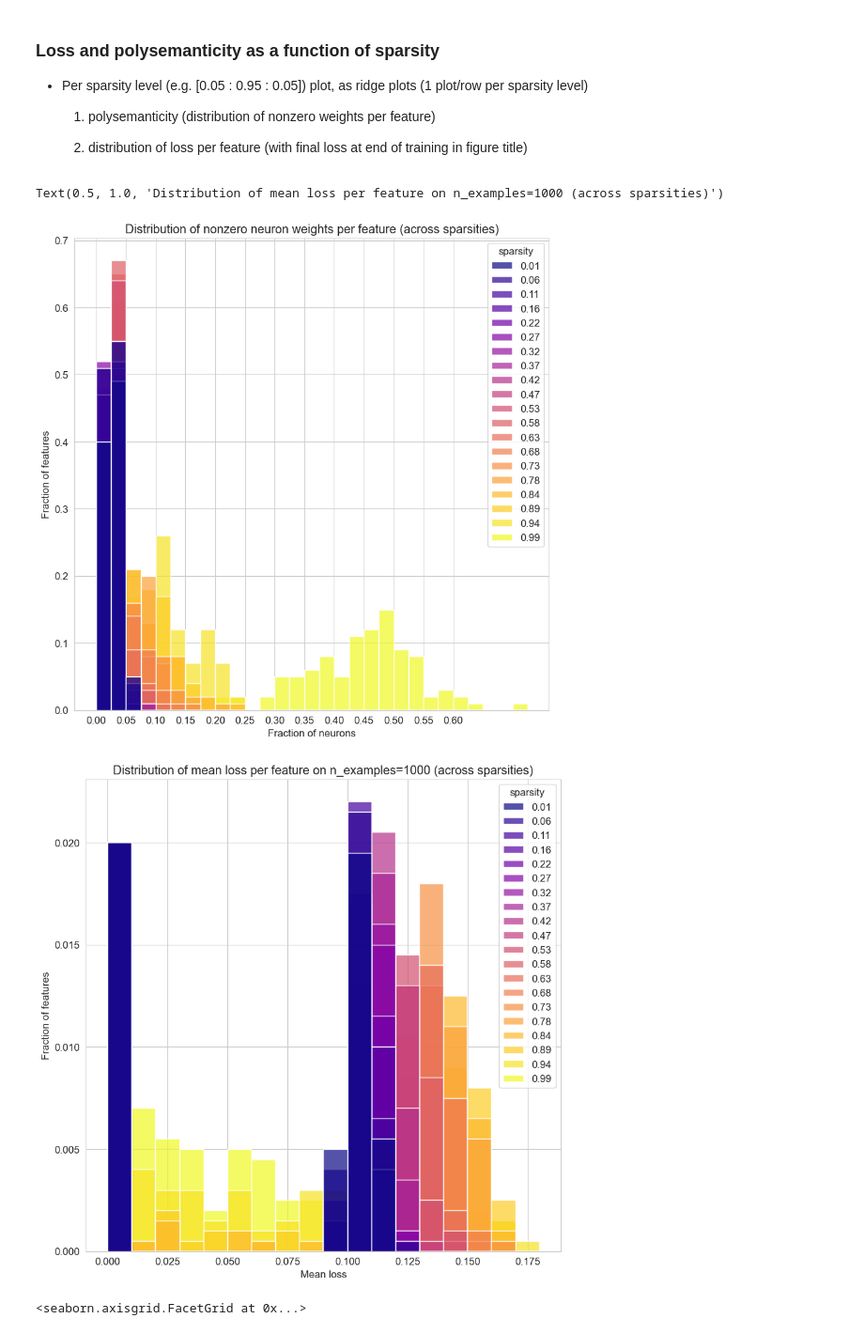
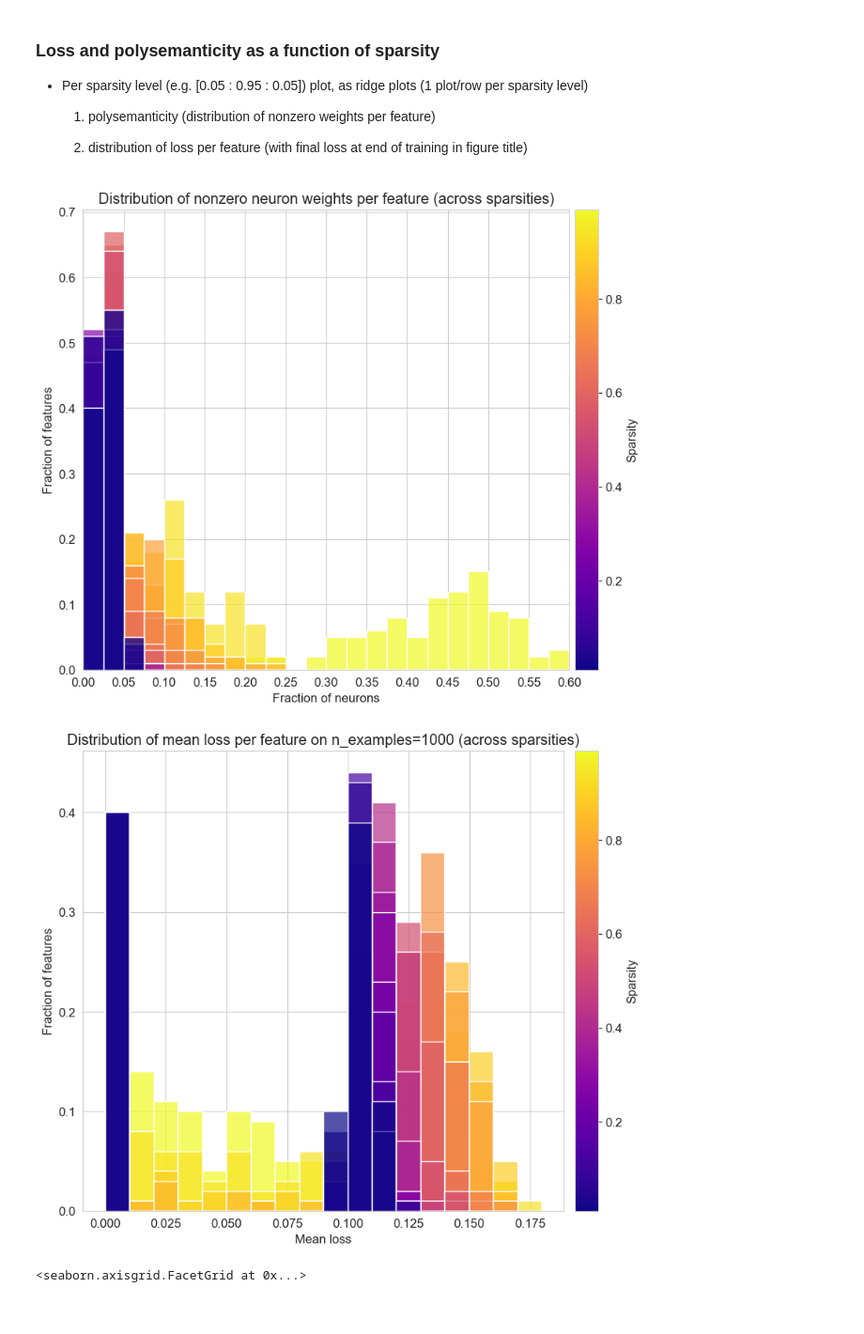
Before and after one commit to Stefan-Heimersheim/toy-model-of-computation-in-superposition, a Jupyter notebook: notebooks/model_comp.ipynb, the cells around one changed output. Shown at 94% size. Saved outputs shown, nothing was run; the diff lists cells and outputs as text; code cells hidden in the pictures.

Commit message:
plot cleanup - added cbar

```diff
--- a/notebooks/model_comp.ipynb
+++ b/notebooks/model_comp.ipynb
@@ -329,12 +330,16 @@ for s in pbar:
 # %%
 """Plot polysemanticity and loss for set of sparsities."""
 
-fig_poly, ax_poly = plt.subplots(figsize=(10, 10))
-fig_loss, ax_loss = plt.subplots(figsize=(10, 10))
+fig_poly, ax_poly = plt.subplots(figsize=(10, 8))
+fig_loss, ax_loss = plt.subplots(figsize=(10, 8))
 
 df_poly = pd.DataFrame(poly_data)
 df_loss = pd.DataFrame(loss_data)
 
+cmap = plt.cm.plasma
+norm = mpl.colors.Normalize(vmin=df_poly["sparsity"].min(), vmax=df_poly["sparsity"].max())
+
+# Plot polysemanticity
 sns.histplot(
     data=df_poly,
     x="frac_nonzero",
@@ -344,41 +349,56 @@ sns.histplot(
     linewidth=1,
     ax=ax_poly,
     multiple="layer",
     palette="plasma",
-    legend=True,
-    cbar=True,
+    legend=False,
     stat="probability",
     binwidth=0.025
 )
+
+# prettify
 ax_poly.set_ylabel("Fraction of features")
 ax_poly.set_xlabel("Fraction of neurons")
 ax_poly.set_title("Distribution of nonzero neuron weights per feature (across sparsities)")
 ax_poly.set_xticks(np.arange(0, 0.61, 0.05))
+ax_poly.set_xlim(0, 0.6)
 ax_poly.set_yticklabels((ax_poly.get_yticks() * len(sparsities)).round(1).astype(str))
 
+# add colorbar
+sm = mpl.cm.ScalarMappable(cmap=cmap, norm=norm)
+sm.set_array([])
+cbar = fig_poly.colorbar(sm, ax=ax_poly, pad=0.01)
+cbar.set_label("Sparsity")
+
+# Plot loss
 sns.histplot(
     data=df_loss,
     x="mean_loss",
     hue="sparsity",
     fill=True,
     alpha=0.7,
     linewidth=1,
     ax=ax_loss,
     multiple="layer",
     palette="plasma",
-    legend=True,
-    cbar=True,
+    legend=False,  # ✅ Remove the legend
     stat="probability",
     binwidth=0.01
 )
+
+# prettify
 ax_loss.set_ylabel("Fraction of features")
 ax_loss.set_xlabel("Mean loss")
-ax_poly.set_yticklabels((ax_poly.get_yticks() * len(sparsities)).round(1).astype(str))
+ax_loss.set_yticklabels((ax_loss.get_yticks() * len(sparsities)).round(1).astype(str))
 ax_loss.set_title(f"Distribution of mean loss per feature on {n_examples=} (across sparsities)")
+
+# add colorbar
+sm_loss = mpl.cm.ScalarMappable(cmap=cmap, norm=norm)
+sm_loss.set_array([])  # Needed to set up the colorbar correctly
+cbar_loss = fig_loss.colorbar(sm_loss, ax=ax_loss, pad=0.02)
+cbar_loss.set_label("Sparsity")
 # %% [output]
-Text(0.5, 1.0, 'Distribution of mean loss per feature on n_examples=1000 (across sparsities)')
-[figure, old version]
+[figure, new version]
-[figure, old version]
+[figure, new version]
 # %%
 """Could also potentially plot polysemanticity (and loss) per sparsity level as facetgrid
 where each sparsity level has its own axis - but this doesn't look as good imo
```
Also changed, not shown: parts of 2 cells of this notebook.
